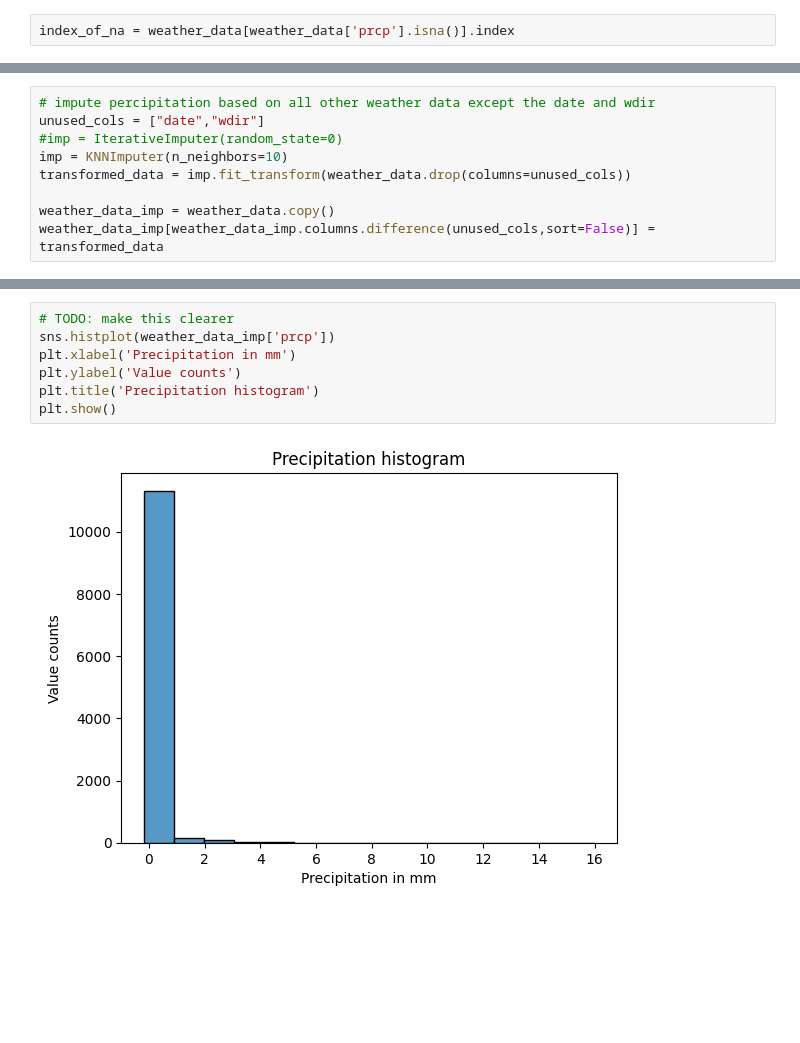
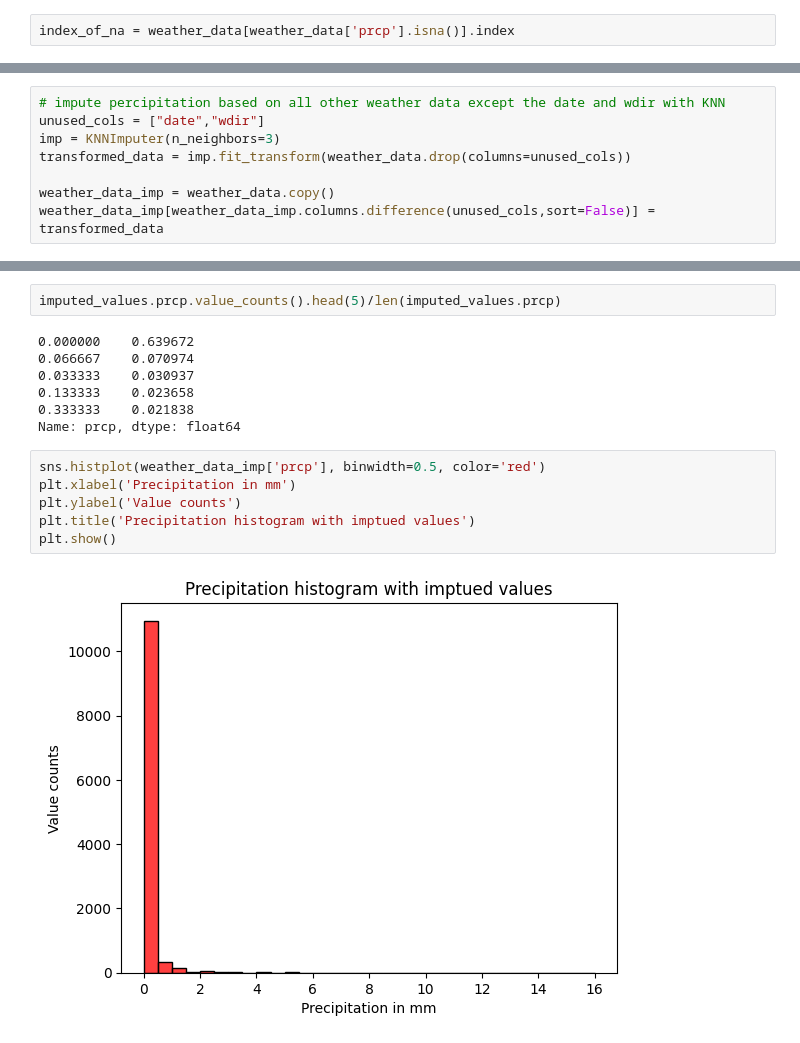
Before and after one commit to stlbnmaria/PythonForDS_Project, a Jupyter notebook: data_analyses/weather_data_analyses.ipynb, the cells around one changed output, grey strips where cells are left out. Cells and saved outputs as stored; diff of their text form; blank space fills up the shorter version.

```diff
--- a/data_analyses/weather_data_analyses.ipynb
+++ b/data_analyses/weather_data_analyses.ipynb
@@ -165,8 +228,7 @@ index_of_na = weather_data[weather_data['prcp'].isna()].index
 # %%
-# impute percipitation based on all other weather data except the date and wdir
+# impute percipitation based on all other weather data except the date and wdir with KNN
 unused_cols = ["date","wdir"]
-#imp = IterativeImputer(random_state=0)
-imp = KNNImputer(n_neighbors=10)
+imp = KNNImputer(n_neighbors=3)
 transformed_data = imp.fit_transform(weather_data.drop(columns=unused_cols))
 
 weather_data_imp = weather_data.copy()
@@ -205,12 +256,20 @@ plt.show()
+# %%
+imputed_values.prcp.value_counts().head(5)/len(imputed_values.prcp)
+# %% [output]
+0.000000    0.639672
+0.066667    0.070974
+0.033333    0.030937
+0.133333    0.023658
+0.333333    0.021838
+Name: prcp, dtype: float64
 # %%
-# TODO: make this clearer
-sns.histplot(weather_data_imp['prcp'])
+sns.histplot(weather_data_imp['prcp'], binwidth=0.5, color='red')
 plt.xlabel('Precipitation in mm')
 plt.ylabel('Value counts')
-plt.title('Precipitation histogram')
+plt.title('Precipitation histogram with imptued values')
 plt.show()
 # %% [output]
-[figure, old version]
+[figure, new version]
 # %%
 weather_data_imp['prcp'].describe()
 # %% [output]
```
Also changed, not shown: parts of 23 cells of this notebook, 1 other file.
